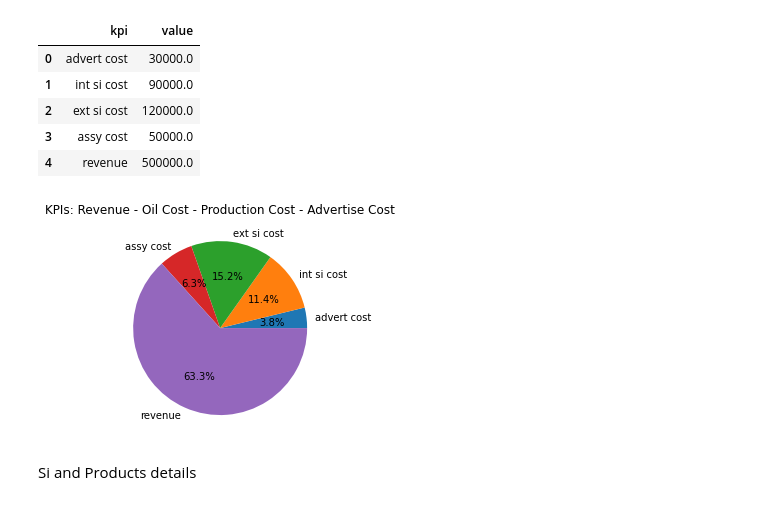
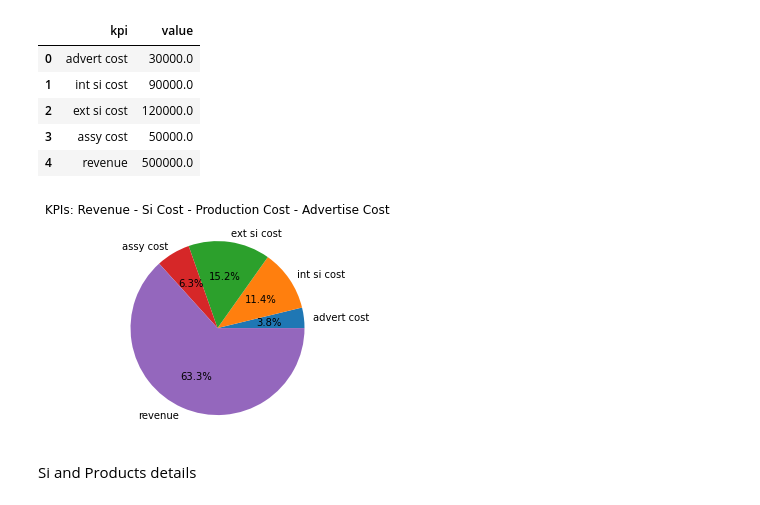
Before and after one commit to Tak113/cplex_example, a Jupyter notebook: maxprofit_sc.ipynb, the cells around one changed output. Cells and saved outputs as stored; diff of their text form; code cells hidden in the pictures.

```diff
--- a/maxprofit_sc.ipynb
+++ b/maxprofit_sc.ipynb
@@ -348,16 +348,16 @@ kpis_bd
 # %%
 # convert array to pie chart : revenue vs cost
 %matplotlib inline
 import matplotlib.pyplot as plt
 def display_pie(pie_values, pie_labels, colors = None, title = ''):
     plt.axis('equal')
     plt.pie(pie_values, labels = pie_labels, colors = colors, autopct = '%1.1f%%')
     plt.title(title)
     plt.show()
 
-display_pie( [kpnv[1] for kpnv in all_kpis], [kpnv[0] for kpnv in all_kpis], title = 'KPIs: Revenue - Oil Cost - Production Cost - Advertise Cost' )
+display_pie( [kpnv[1] for kpnv in all_kpis], [kpnv[0] for kpnv in all_kpis], title = 'KPIs: Revenue - Si Cost - Production Cost - Advertise Cost' )
 # %% [output]
-[figure, old version]
+[figure, new version]
 # %% [markdown]
 Si and Products details
 # %%
```
Also changed, not shown: parts of 2 cells of this notebook.
